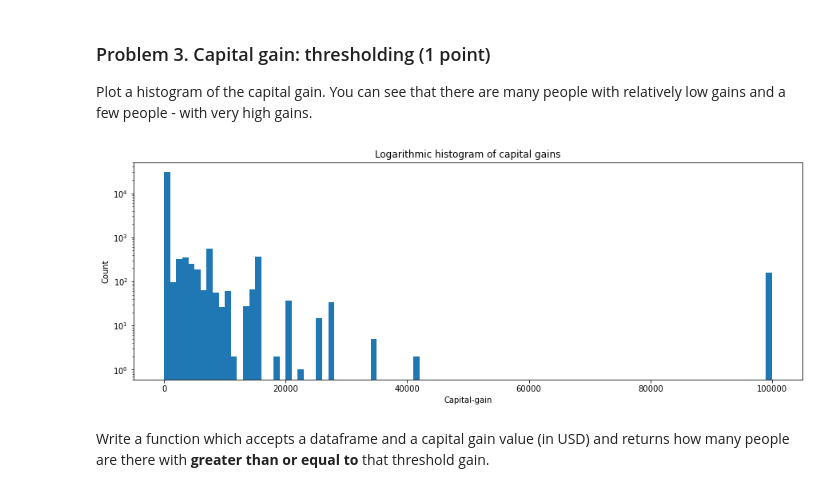
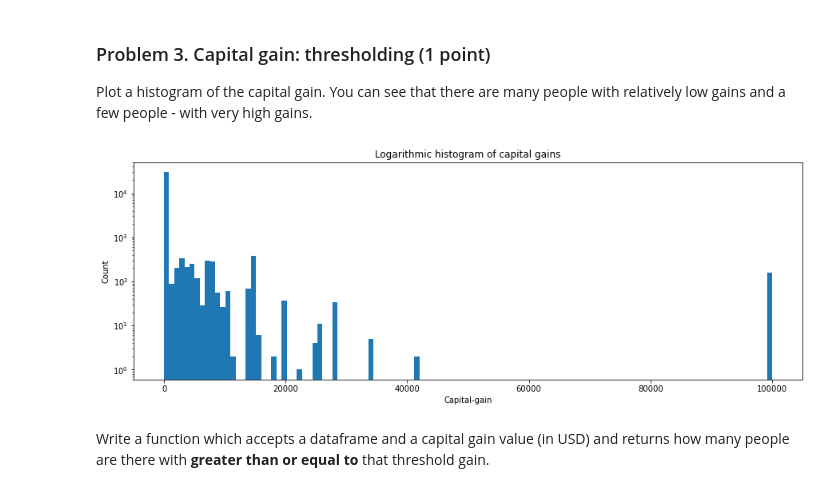
Before and after one commit to bahbo/SoftUni_Data_Scinece, a Jupyter notebook: 03. Data-Visualization-Exploratory-Data-Analysis-Lab/Data Visualization and EDA Lab.ipynb, the cells around one changed output. Saved outputs shown, nothing was run; the diff lists cells and outputs as text; code cells hidden in the pictures.

```diff
--- a/03. Data-Visualization-Exploratory-Data-Analysis-Lab/Data Visualization and EDA Lab.ipynb
+++ b/03. Data-Visualization-Exploratory-Data-Analysis-Lab/Data Visualization and EDA Lab.ipynb
@@ -21,7 +21,7 @@ You don't need to clean the dataset.
 colnames = ['age', 'workclass', 'fnlwgt', 'education', 'education-num', 'marital-status', 'occupation', 'relationship',
 'race', 'sex', 'capital-gain', 'capital-loss', 'hours-per-week', 'native-country', 'income']
 
-income_data = pd.read_csv("https://archive.ics.uci.edu/ml/machine-learning-databases/adult/adult.data", names=colnames)
+income_data = pd.read_csv("https://archive.ics.uci.edu/ml/machine-learning-databases/adult/adult.data", sep = ", ", engine="python", names=colnames)
 income_data
 # %% [output]
 |  | age | workclass | fnlwgt | education | education-num | marital-status | occupation | relationship | ... |
@@ -58,14 +58,14 @@ Plot a histogram of the capital gain. You can see that there are many people wit
 # %%
 data = income_data["capital-gain"]
 
 plt.figure(figsize=(15,5))
-plt.hist(data, log=True, bins = 100)
+plt.hist(data, log=True, bins = data.nunique())
 plt.title('Logarithmic histogram of capital gains')
 plt.xlabel("Capital-gain")
 plt.ylabel("Count")
 plt.show()
 # %% [output]
-[figure, old version]
+[figure, new version]
 # %% [markdown]
 Write a function which accepts a dataframe and a capital gain value (in USD) and returns how many people are there with **greater than or equal to** that threshold gain.
 # %%
```
Also changed, not shown: parts of 8 cells of this notebook.
